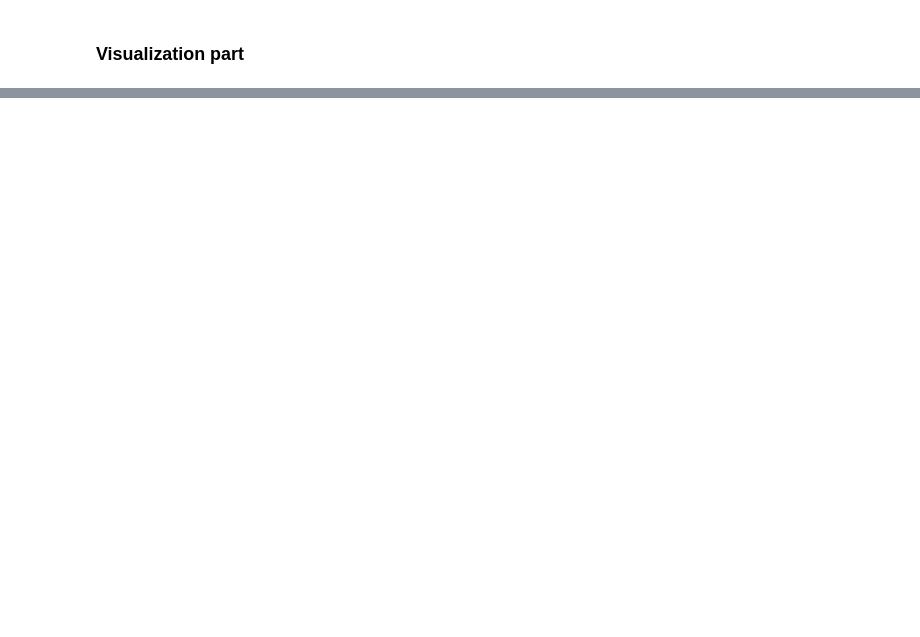
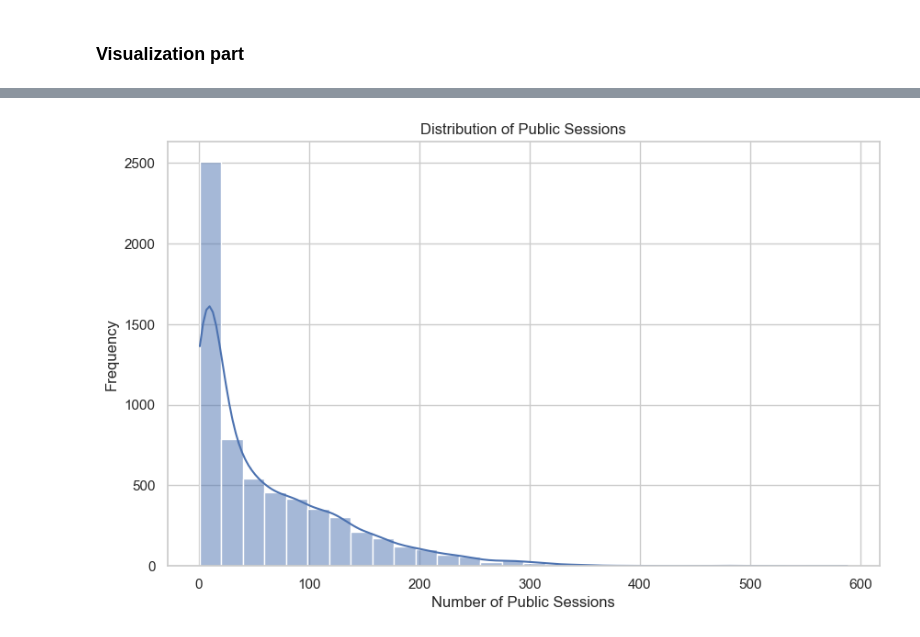
Before and after one commit to trangdtk-vnu/charging_stations, a Jupyter notebook: pdr_locations.ipynb, the cells around one changed output, grey strips where cells are left out. Drawn from its saved outputs; the diff is of its cells as text; code cells hidden in the pictures; blank space fills up the shorter version.

Commit message:
upload cleaned csv
Signed-off-by: Kamila <kamila01950@gmail.com>

```diff
--- a/pdr_locations.ipynb
+++ b/pdr_locations.ipynb
@@ -1566,11 +1613,13 @@ plt.show()
 # %%
 # Plot distribution of public sessions
 plt.figure(figsize=(10, 6))
-sns.histplot(pdr_locations_cleaned['totPublicSessions'], bins=30, kde=True)
+sns.histplot(pdr_locations_cleaned['number_of_sessions'], bins=30, kde=True)
 plt.title('Distribution of Public Sessions')
 plt.xlabel('Number of Public Sessions')
 plt.ylabel('Frequency')
 plt.show()
+# %% [output]
+[figure, added]
 # %%
 # Plot distribution of total energy consumption
 plt.figure(figsize=(10, 6))
```
Also changed, not shown: parts of 38 cells of this notebook, 2 other files.
